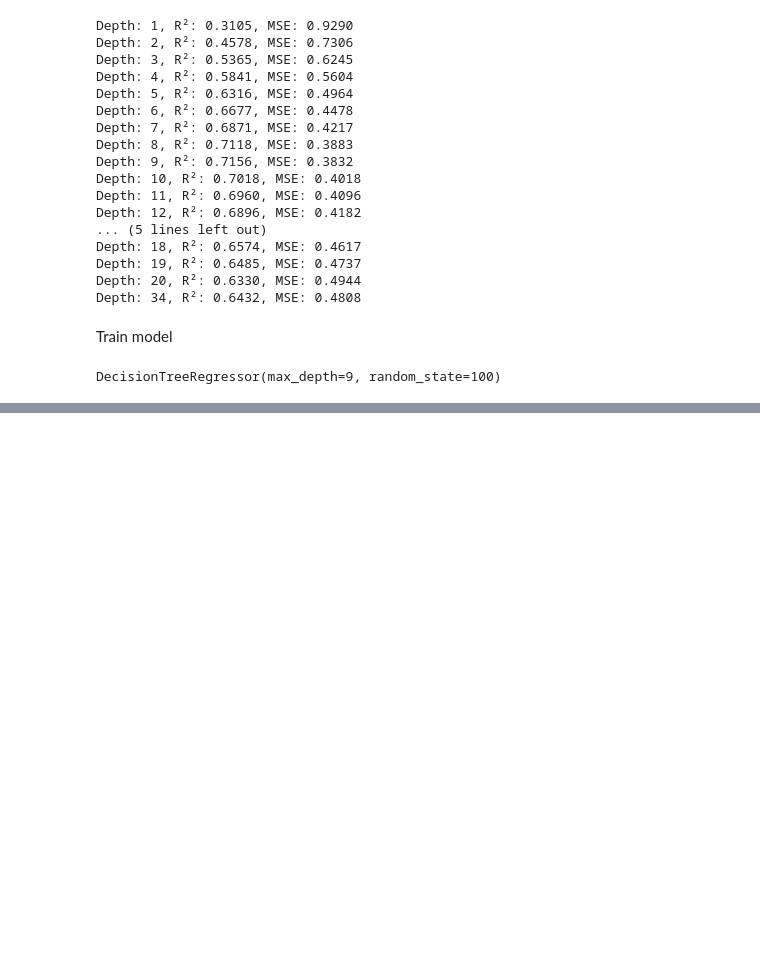
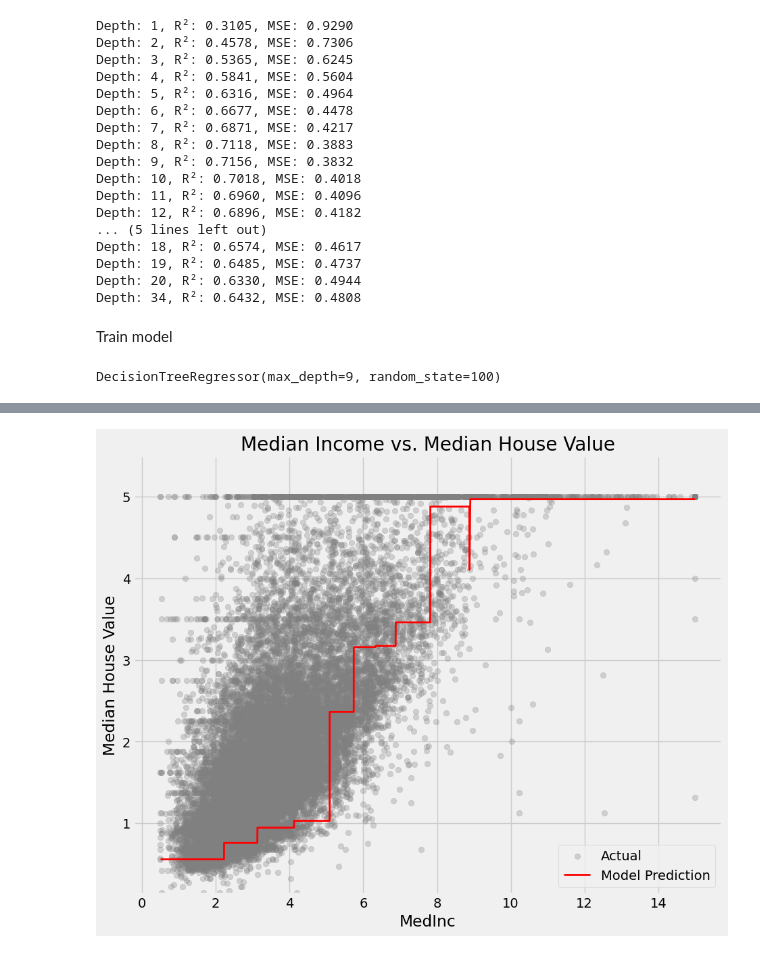
Before and after one commit to Avery-Mitchell/DecisionTreeRegression-CS5206, a Jupyter notebook: california_housing_data.ipynb, the cells around one changed output, grey strips where cells are left out. Cells and saved outputs as stored; diff of their text form; code cells hidden in the pictures; blank space fills up the shorter version.

```diff
--- a/california_housing_data.ipynb
+++ b/california_housing_data.ipynb
@@ -146,0 +172,22 @@ for feature in X.columns:
+# %%
+feature = "MedInc"
+sorted_idx = X[feature].argsort()
+x_vals = X[feature].values[sorted_idx]
+y_vals = Y.values[sorted_idx]
+X_line = pd.DataFrame(np.tile(X.mean().values, (len(x_vals), 1)), columns=X.columns)
+X_line[feature] = x_vals
+
+y_line = model.predict(X_line)
+
+plt.figure(figsize=(10, 8))
+plt.scatter(x_vals, y_vals, alpha=0.3, label="Actual", color="gray")
+plt.plot(x_vals, y_line, color="red", linewidth=2, label="Model Prediction")
+plt.xlabel(feature)
+plt.ylabel("Median House Value")
+plt.ylim(bottom=min(y_vals) * 0.9, top=max(y_vals) * 1.1)
+plt.title("Median Income vs. Median House Value")
+plt.legend()
+plt.savefig(f"{feature}vsMedHouseVal.png", dpi=100)
+plt.show()
+# %% [output]
+[figure, added]
```
Also changed, not shown: parts of 9 cells of this notebook.
